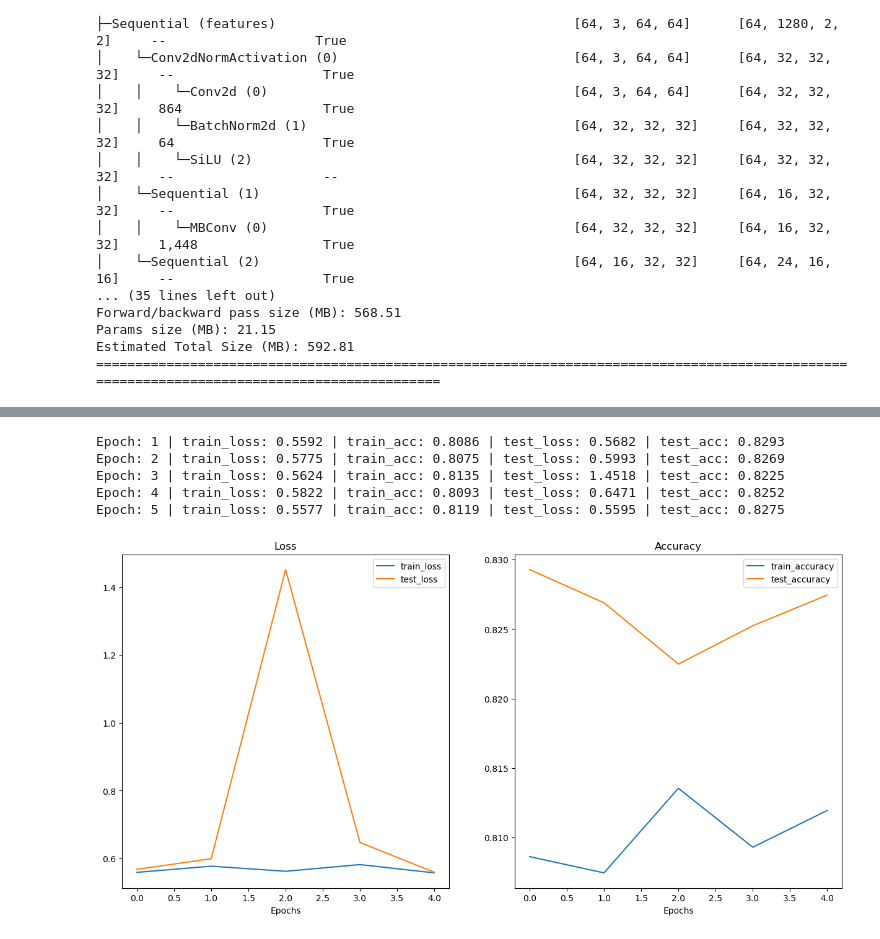
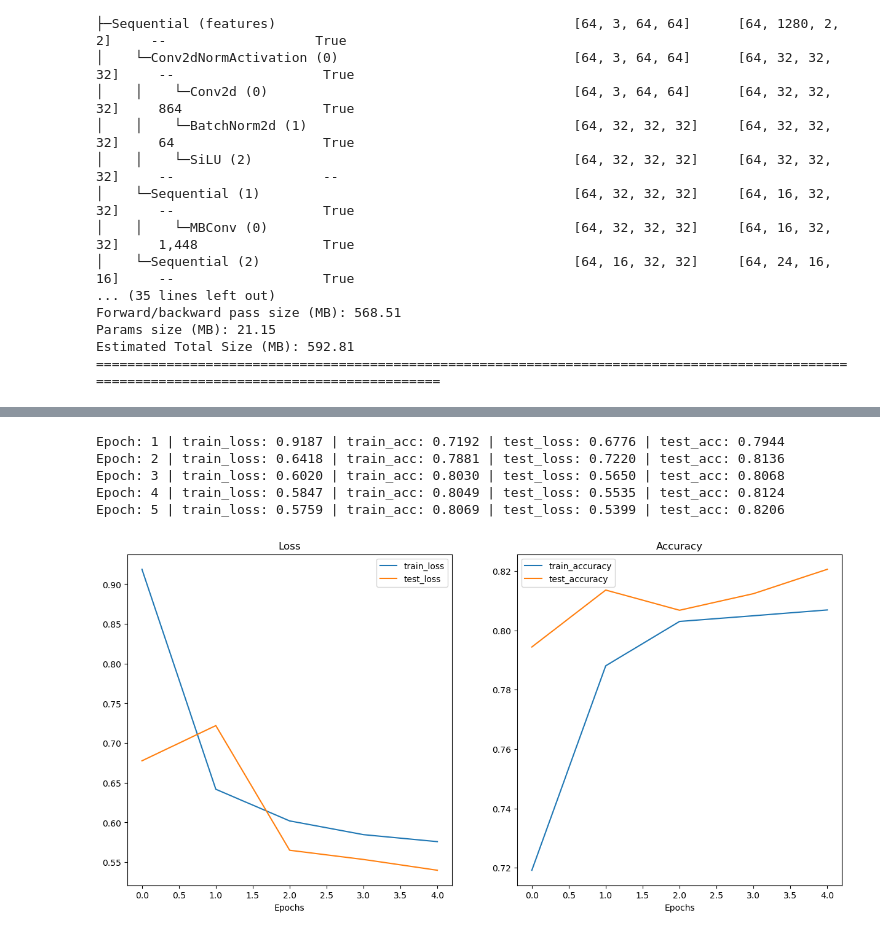
Before and after one commit to amrirasyidi/ztm_pytorch_exercise, a Jupyter notebook: 04_pytorch_custom_dataset_excercise.ipynb, the cells around one changed output, grey strips where cells are left out. Saved outputs shown, nothing was run; the diff lists cells and outputs as text; code cells hidden in the pictures.

```diff
--- a/04_pytorch_custom_dataset_excercise.ipynb
+++ b/04_pytorch_custom_dataset_excercise.ipynb
@@ -535,17 +233,17 @@ def accuracy_fn(y_true, y_pred):
 EPOCH = 5
 # metric = MulticlassAccuracy(num_classes=len(class_name)).to(device)
 
-results = train(
+results = engine.train(
     model=model_enb0,
     train_dataloader=train_loader,
-    test_dataloader=test_loader,
+    test_dataloader=valid_loader,
     optimizer=optimizer,
     loss_fn=loss_fn,
     epochs=EPOCH,
     device=device)
 # %% [output]
-Epoch: 1 | train_loss: 0.5592 | train_acc: 0.8086 | test_loss: 0.5682 | test_acc: 0.8293
-Epoch: 2 | train_loss: 0.5775 | train_acc: 0.8075 | test_loss: 0.5993 | test_acc: 0.8269
-Epoch: 3 | train_loss: 0.5624 | train_acc: 0.8135 | test_loss: 1.4518 | test_acc: 0.8225
-Epoch: 4 | train_loss: 0.5822 | train_acc: 0.8093 | test_loss: 0.6471 | test_acc: 0.8252
-Epoch: 5 | train_loss: 0.5577 | train_acc: 0.8119 | test_loss: 0.5595 | test_acc: 0.8275
+Epoch: 1 | train_loss: 0.9187 | train_acc: 0.7192 | test_loss: 0.6776 | test_acc: 0.7944
+Epoch: 2 | train_loss: 0.6418 | train_acc: 0.7881 | test_loss: 0.7220 | test_acc: 0.8136
+Epoch: 3 | train_loss: 0.6020 | train_acc: 0.8030 | test_loss: 0.5650 | test_acc: 0.8068
+Epoch: 4 | train_loss: 0.5847 | train_acc: 0.8049 | test_loss: 0.5535 | test_acc: 0.8124
+Epoch: 5 | train_loss: 0.5759 | train_acc: 0.8069 | test_loss: 0.5399 | test_acc: 0.8206
@@ -588,4 +249,0 @@ def plot_loss_curves(results):
-# %%
-plot_loss_curves(results)
-# %% [output]
-[figure, removed]
@@ -646,0 +250,4 @@ def pred_and_plot_image(model: torch.nn.Module,
+# %%
+utils.plot_loss_curves(results)
+# %% [output]
+[figure, added]
```
Also changed, not shown: parts of 34 cells of this notebook, 4 other files.
